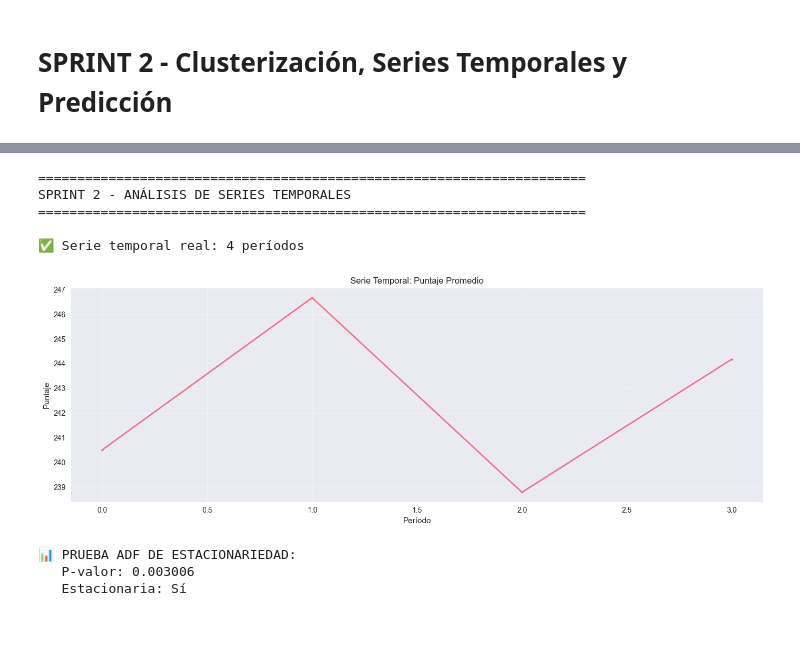
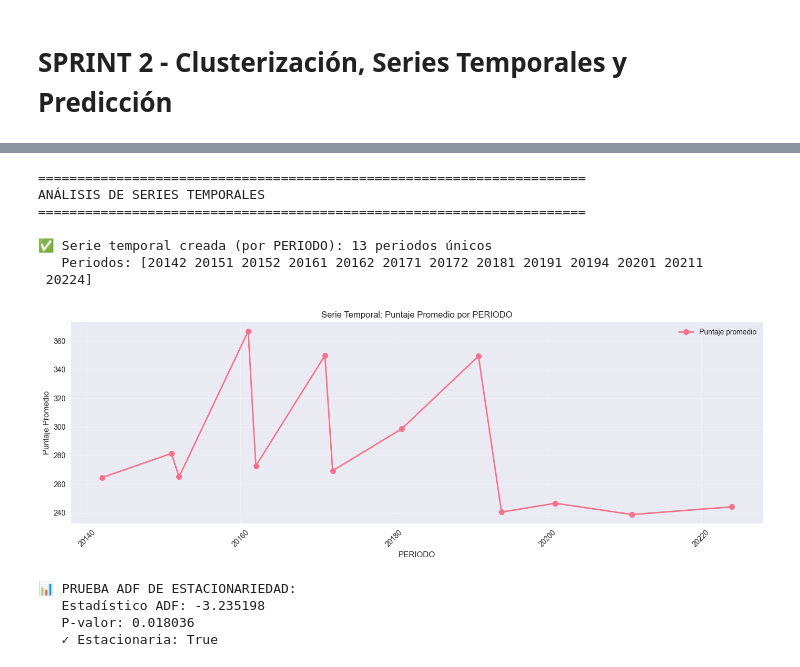
Before and after one commit to GermanCastellanos/Proyecto-Inteligencia-de-negocios, a Jupyter notebook: Proyecto_ICFES.ipynb, the cells around one changed output, grey strips where cells are left out. Cells and saved outputs as stored; diff of their text form; code cells hidden in the pictures; blank space fills up the shorter version.

```diff
--- a/Proyecto_ICFES.ipynb
+++ b/Proyecto_ICFES.ipynb
@@ -705,8 +745,7 @@ else:
 
     # Aplicar filtro CORRECTO
     dfclean = dfclean[
-        (dfclean['PERIODO'] >= 20191) &  # Correcto: 20211 no 202101
-        (dfclean['COLE_DEPTO_UBICACION'].isin(['TOLIMA'])) &
+        (dfclean['COLE_DEPTO_UBICACION'].isin(['TOLIMA','BOGOTA'])) &
         (dfclean['PUNT_GLOBAL'] > 0)  # Excluir 0s
     ]
 
@@ -771,0 +779,9 @@ SPRINT 2 - ANÁLISIS DE CLUSTERIZACIÓN
+# %%
+clustering = ClusteringEngine()
+prep = clustering.prepare_data(dfclean, sample_size=1000)
+
+print(f"\n{'='*70}")
+print("SPRINT 2 - ANÁLISIS DE CLUSTERIZACIÓN")
+print('='*70)
+print(f"✅ Shape original: {prep['original_shape']}")
+print(f"✅ Shape normalizado: {prep['normalized_shape']}")
@@ -922,40 +933,44 @@ print("✅ Visualización completada")
 # %%
-print("\n" + "="*70)
-print("SPRINT 2 - ANÁLISIS DE SERIES TEMPORALES")
-print("="*70)
-if 'PUNT_GLOBAL' in dfclean.columns:
-    try:
-        ts_data = dfclean.groupby('PERIODO')['PUNT_GLOBAL'].mean()
-        ts_values = ts_data.values
-        print(f"\n✅ Serie temporal real: {len(ts_values)} períodos")
-    except:
-        ts_values = dfclean['PUNT_GLOBAL'].dropna().values
-        print(f"\n✅ Serie temporal: {len(ts_values)} registros")
-else:
-    print(f"⚠️ PUNT_GLOBAL no encontrado")
-    ts_values = None
+print(f"\n{'='*70}")
+print("ANÁLISIS DE SERIES TEMPORALES")
+print('='*70)
+
+# Crear serie temporal AGRUPADA por PERIODO (no registros individuales)
+ts_values, ts_len, ts_periodos = analysis.create_timeseries(dfclean, time_col='PERIODO', value_col='PUNT_GLOBAL')
+
+print(f"\n✅ Serie temporal creada (por PERIODO): {ts_len} periodos únicos")
+print(f"   Periodos: {ts_periodos}")
 
 if ts_values is not None and len(ts_values) > 1:
     plt.figure(figsize=(14, 5))
-    plt.plot(ts_values, linewidth=2, marker='o', markersize=3)
-    plt.title('Serie Temporal: Puntaje Promedio')
-    plt.xlabel('Período')
-    plt.ylabel('Puntaje')
+    plt.plot(ts_periodos, ts_values, marker='o', linewidth=2, markersize=8, label='Puntaje promedio')
+    plt.title('Serie Temporal: Puntaje Promedio por PERIODO')
+    plt.xlabel('PERIODO')
+    plt.ylabel('Puntaje Promedio')
+    plt.xticks(rotation=45)
     plt.grid(True, alpha=0.3)
+    plt.legend()
     plt.tight_layout()
     plt.show()
-    adf = adfuller(ts_values)
-    print(f"\n📊 PRUEBA ADF DE ESTACIONARIEDAD:")
-    print(f"   P-valor: {adf[1]:.6f}")
-    print(f"   Estacionaria: {'Sí' if adf[1] < 0.05 else 'No'}")
+
+    # Prueba ADF
+    adf_result = analysis.adf_test()
+    if adf_result:
+        print(f"\n📊 PRUEBA ADF DE ESTACIONARIEDAD:")
+        print(f"   Estadístico ADF: {adf_result['statistic']:.6f}")
+        print(f"   P-valor: {adf_result['p_value']:.6f}")
+        print(f"   ✓ Estacionaria: {adf_result['is_stationary']}")
 # %% [output]
 ======================================================================
-SPRINT 2 - ANÁLISIS DE SERIES TEMPORALES
+ANÁLISIS DE SERIES TEMPORALES
 ======================================================================
 
-✅ Serie temporal real: 4 períodos
+✅ Serie temporal creada (por PERIODO): 13 periodos únicos
+   Periodos: [20142 20151 20152 20161 20162 20171 20172 20181 20191 20194 20201 20211
+ 20224]
-[figure, old version]
+[figure, new version]
 📊 PRUEBA ADF DE ESTACIONARIEDAD:
-   P-valor: 0.003006
-   Estacionaria: Sí
+   Estadístico ADF: -3.235198
+   P-valor: 0.018036
+   ✓ Estacionaria: True
 # %%
```
Also changed, not shown: parts of 18 cells of this notebook, 3 other files.
